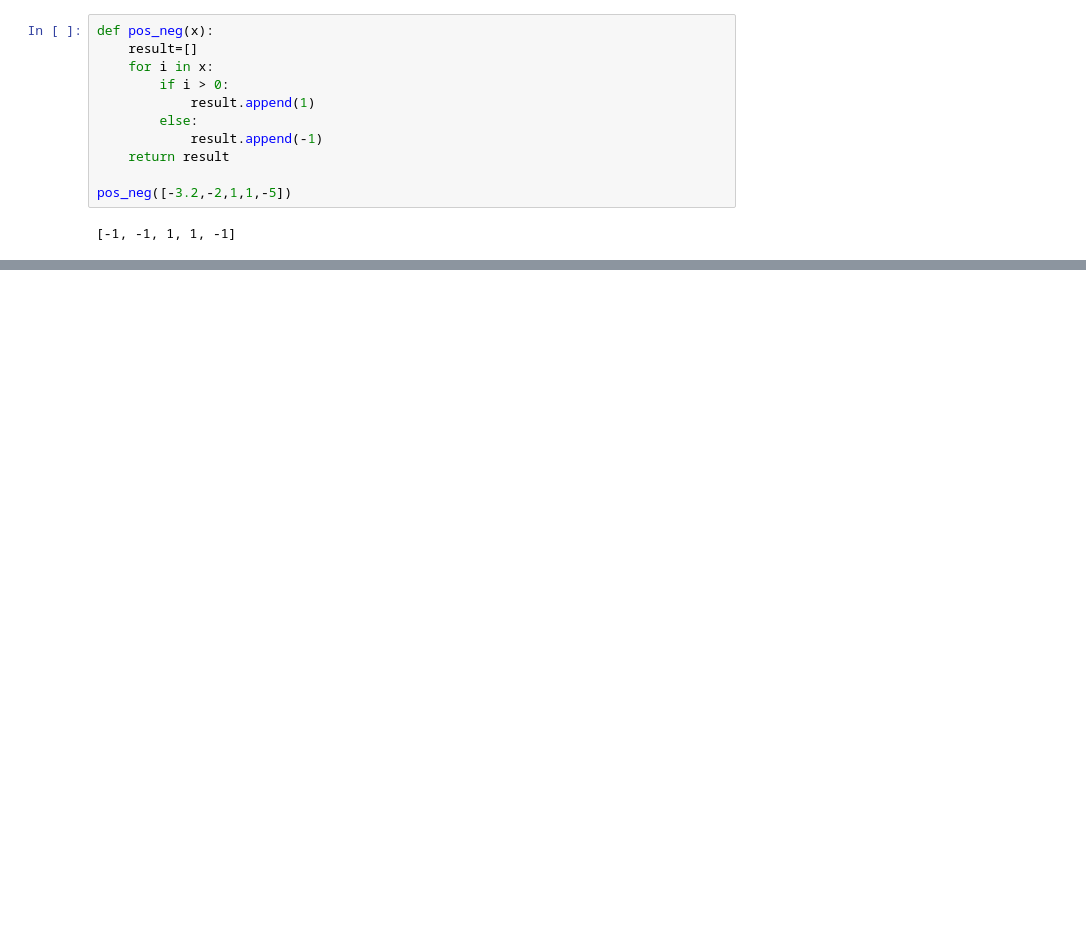
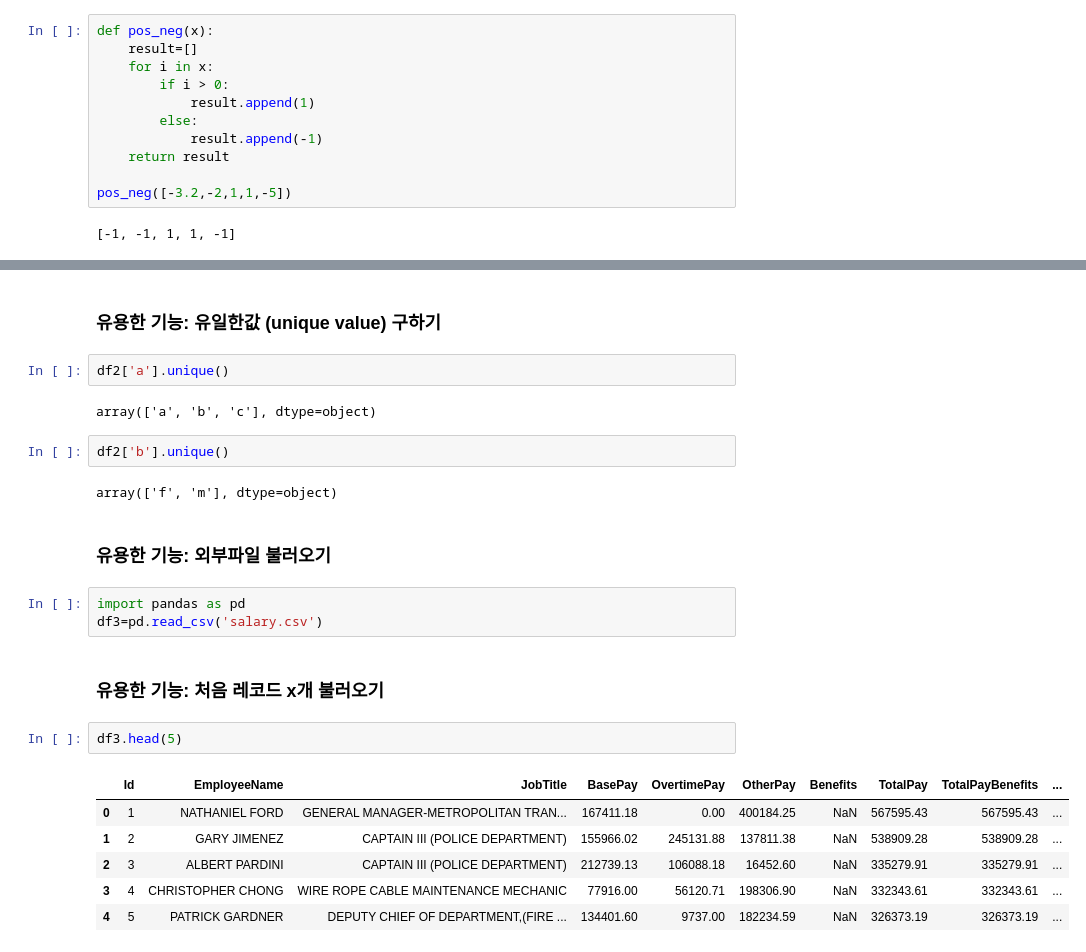
Before and after one commit to ralbu85/ict_lecture, a Jupyter notebook: Python_tutorial_6_pandas_02_basic.ipynb, the cells around one changed output, grey strips where cells are left out. Cells and saved outputs as stored; diff of their text form; blank space fills up the shorter version.

```diff
--- a/Python_tutorial_6_pandas_02_basic.ipynb
+++ b/Python_tutorial_6_pandas_02_basic.ipynb
@@ -258 +265,27 @@ b    1
 Name: a, dtype: int64
+# %% [markdown]
+### 유용한 기능: 유일한값 (unique value) 구하기
+# %%
+df2['a'].unique()
+# %% [output]
+array(['a', 'b', 'c'], dtype=object)
+# %%
+df2['b'].unique()
+# %% [output]
+array(['f', 'm'], dtype=object)
+# %% [markdown]
+### 유용한 기능: 외부파일 불러오기
+# %%
+import pandas as pd
+df3=pd.read_csv('salary.csv')
+# %% [markdown]
+### 유용한 기능: 처음 레코드 x개 불러오기
+# %%
+df3.head(5)
+# %% [output]
+|  | Id | EmployeeName | JobTitle | BasePay | OvertimePay | OtherPay | Benefits | TotalPay | TotalPayBenefits | ... |
+| 0 | 1 | NATHANIEL FORD | GENERAL MANAGER-METROPOLITAN TRAN... | 167411.18 | 0.00 | 400184.25 | NaN | 567595.43 | 567595.43 | ... |
+| 1 | 2 | GARY JIMENEZ | CAPTAIN III (POLICE DEPARTMENT) | 155966.02 | 245131.88 | 137811.38 | NaN | 538909.28 | 538909.28 | ... |
+| 2 | 3 | ALBERT PARDINI | CAPTAIN III (POLICE DEPARTMENT) | 212739.13 | 106088.18 | 16452.60 | NaN | 335279.91 | 335279.91 | ... |
+| 3 | 4 | CHRISTOPHER CHONG | WIRE ROPE CABLE MAINTENANCE MECHANIC | 77916.00 | 56120.71 | 198306.90 | NaN | 332343.61 | 332343.61 | ... |
+| 4 | 5 | PATRICK GARDNER | DEPUTY CHIEF OF DEPARTMENT,(FIRE ... | 134401.60 | 9737.00 | 182234.59 | NaN | 326373.19 | 326373.19 | ... |
```
Also changed, not shown: parts of 35 cells of this notebook, 3 other files.
